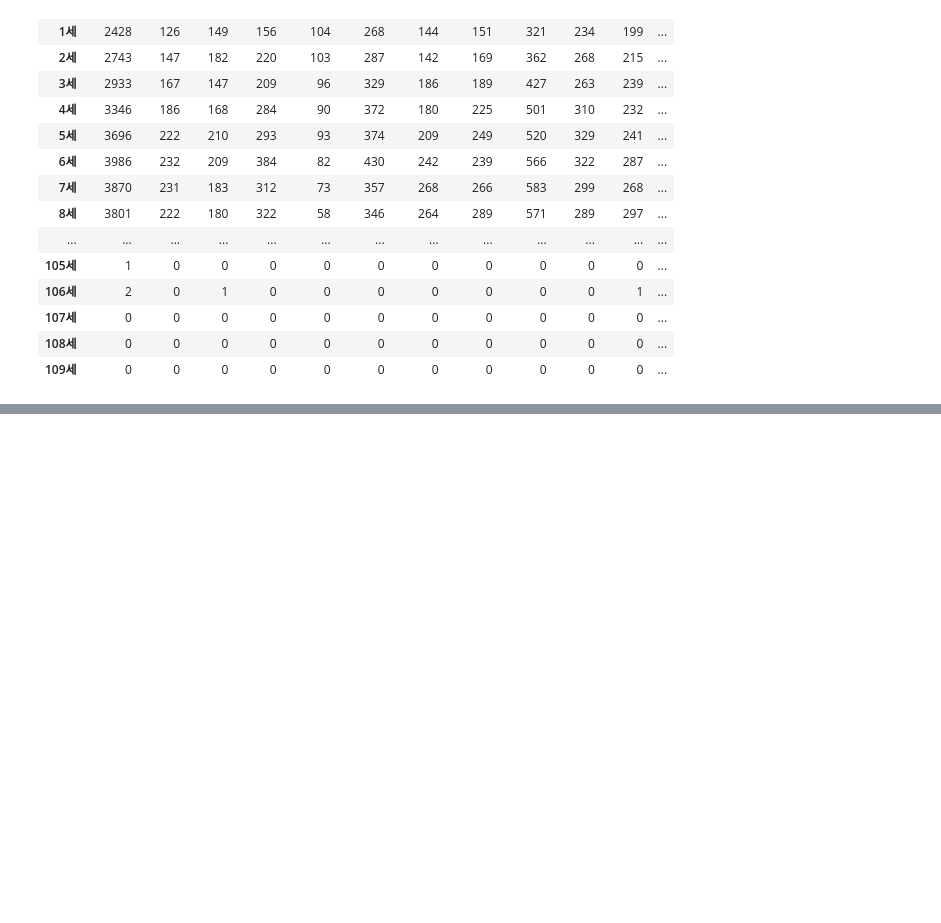
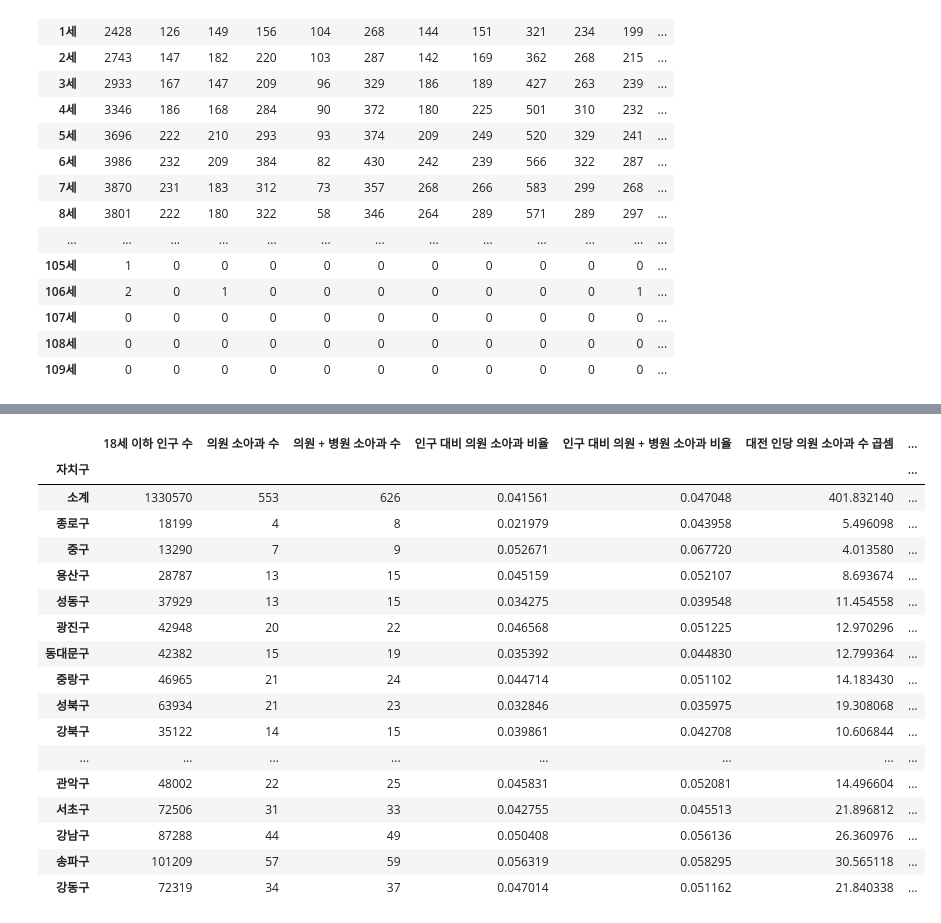
Before and after one commit to Yoonchulchung/SPARCS_2024, a Jupyter notebook: Untitled-1.ipynb, the cells around one changed output, grey strips where cells are left out. Saved outputs shown, nothing was run; the diff lists cells and outputs as text; code cells hidden in the pictures; blank space fills up the shorter version.

```diff
--- a/Untitled-1.ipynb
+++ b/Untitled-1.ipynb
@@ -314,0 +440,53 @@ mapoe, yangcheon, gangseo, geumcheon, yeongdeumpo, dongjak, gwanwak, seocho, gan
+# %%
+# 서울시 인구 연령별 통계 정보를 확인합니다.
+
+seoul_population_pd = pd.read_csv("2021_seoul.csv")
+
+seoul_population_pd = seoul_population_pd[seoul_population_pd['성별'] == '계']
+seoul_population_pd.reset_index(drop = True, inplace = True)
+
+seoul_population_under18_pd = seoul_population_pd.loc[ :, : '15~19세']
+seoul_population_under18_pd = seoul_population_under18_pd.drop(columns=['성별', '소계'])
+seoul_population_under18_pd = seoul_population_under18_pd.rename(columns={'자치구별' : '시군구코드명'})
+
+seoul_population_under18_pd = pd.merge(seoul_population_under18_pd, seoul_hospital_info_pediatrics_num, on='시군구코드명', how='inner')
+
+seoul_population_under18_pd
+
+#seoul_population_under18_pd = seoul_population_under18_pd.loc.set_index('시군구코드명')
+seoul_population_under18_pd['18세 이하 인구 수'] = seoul_population_under18_pd.loc[: , '0~4세' : '15~19세'].sum(axis = 1)
+
+seoul_data_under18_pediatrics = seoul_population_under18_pd.loc[ : , '의원 소아과 수' : '18세 이하 인구 수']
+seoul_data_under18_pediatrics['자치구'] = seoul_population_under18_pd['시군구코드명']
+
+seoul_data_under18_pediatrics = seoul_data_under18_pediatrics.set_index('자치구')
+
+seoul_data_under18_pediatrics = seoul_data_under18_pediatrics.reindex(columns=['18세 이하 인구 수', '의원 소아과 수', '의원 + 병원 소아과 수'])
+
+st.title("2021년도 서울시 내 소아청소년과 비율 통계입니다.")
+seoul_data_under18_pediatrics['인구 대비 의원 소아과 비율'] = seoul_data_under18_pediatrics['의원 소아과 수'] / seoul_data_under18_pediatrics['18세 이하 인구 수'] * 100
+seoul_data_under18_pediatrics['인구 대비 의원 + 병원 소아과 비율'] = seoul_data_under18_pediatrics['의원 + 병원 소아과 수'] / seoul_data_under18_pediatrics['18세 이하 인구 수'] * 100
+seoul_data_under18_pediatrics['대전 인당 의원 소아과 수 곱셈'] = seoul_data_under18_pediatrics['18세 이하 인구 수'] * 0.000302
+seoul_data_under18_pediatrics['대전 인당 의원 소아과 수 비교'] = seoul_data_under18_pediatrics['의원 소아과 수'] - seoul_data_under18_pediatrics['18세 이하 인구 수'] * 0.000302
+seoul_data_under18_pediatrics['대전 인당 의원 + 병원 소아과 수 곱셈'] = seoul_data_under18_pediatrics['18세 이하 인구 수'] * 0.000402
+seoul_data_under18_pediatrics['대전 인당 의원 + 병원 소아과 수 비교'] = seoul_data_under18_pediatrics['의원 + 병원 소아과 수'] - seoul_data_under18_pediatrics['18세 이하 인구 수'] * 0.000402
+seoul_data_under18_pediatrics
+# %% [output]
+|  | 18세 이하 인구 수 | 의원 소아과 수 | 의원 + 병원 소아과 수 | 인구 대비 의원 소아과 비율 | 인구 대비 의원 + 병원 소아과 비율 | 대전 인당 의원 소아과 수 곱셈 | ... |
+| 자치구 |  |  |  |  |  |  | ... |
+| 소계 | 1330570 | 553 | 626 | 0.041561 | 0.047048 | 401.832140 | ... |
+| 종로구 | 18199 | 4 | 8 | 0.021979 | 0.043958 | 5.496098 | ... |
+| 중구 | 13290 | 7 | 9 | 0.052671 | 0.067720 | 4.013580 | ... |
+| 용산구 | 28787 | 13 | 15 | 0.045159 | 0.052107 | 8.693674 | ... |
+| 성동구 | 37929 | 13 | 15 | 0.034275 | 0.039548 | 11.454558 | ... |
+| 광진구 | 42948 | 20 | 22 | 0.046568 | 0.051225 | 12.970296 | ... |
+| 동대문구 | 42382 | 15 | 19 | 0.035392 | 0.044830 | 12.799364 | ... |
+| 중랑구 | 46965 | 21 | 24 | 0.044714 | 0.051102 | 14.183430 | ... |
+| 성북구 | 63934 | 21 | 23 | 0.032846 | 0.035975 | 19.308068 | ... |
+| 강북구 | 35122 | 14 | 15 | 0.039861 | 0.042708 | 10.606844 | ... |
+| ... | ... | ... | ... | ... | ... | ... | ... |
+| 관악구 | 48002 | 22 | 25 | 0.045831 | 0.052081 | 14.496604 | ... |
+| 서초구 | 72506 | 31 | 33 | 0.042755 | 0.045513 | 21.896812 | ... |
+| 강남구 | 87288 | 44 | 49 | 0.050408 | 0.056136 | 26.360976 | ... |
+| 송파구 | 101209 | 57 | 59 | 0.056319 | 0.058295 | 30.565118 | ... |
+| 강동구 | 72319 | 34 | 37 | 0.047014 | 0.051162 | 21.840338 | ... |
```
Also changed, not shown: parts of 8 cells of this notebook, 17 other files.
